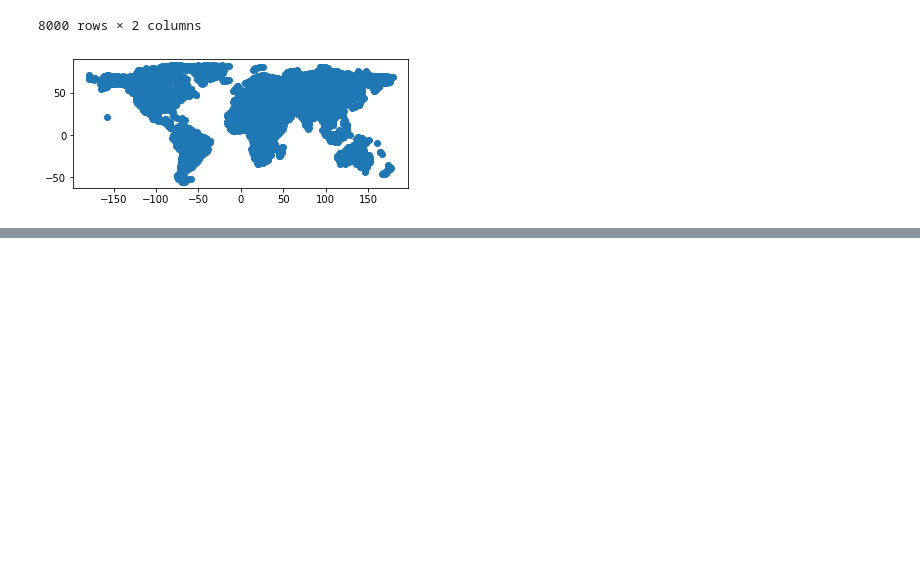
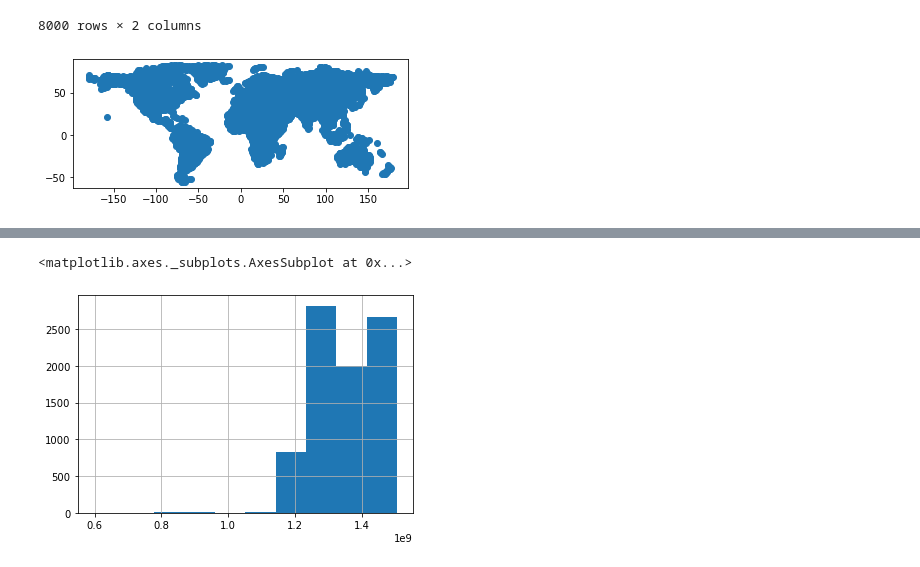
Before and after one commit to Competencia-de-Climate-Change/Landslide_EarlyDetection, a Jupyter notebook: NuevaClase.ipynb, the cells around one changed output, grey strips where cells are left out. Saved outputs shown, nothing was run; the diff lists cells and outputs as text; code cells hidden in the pictures; blank space fills up the shorter version.

```diff
--- a/NuevaClase.ipynb
+++ b/NuevaClase.ipynb
@@ -207,0 +212,3 @@ df_points__
+# %%
+times = remas["event_date"].map(lambda x: time.mktime(time.strptime(x, '%Y-%m-%d')))
+times
@@ -207,0 +228,5 @@ df_points__
+# %%
+times.hist()
+# %% [output]
+<matplotlib.axes._subplots.AxesSubplot at 0x...>
+[figure, added]
```
Also changed, not shown: parts of 2 cells of this notebook, 1 other file.
